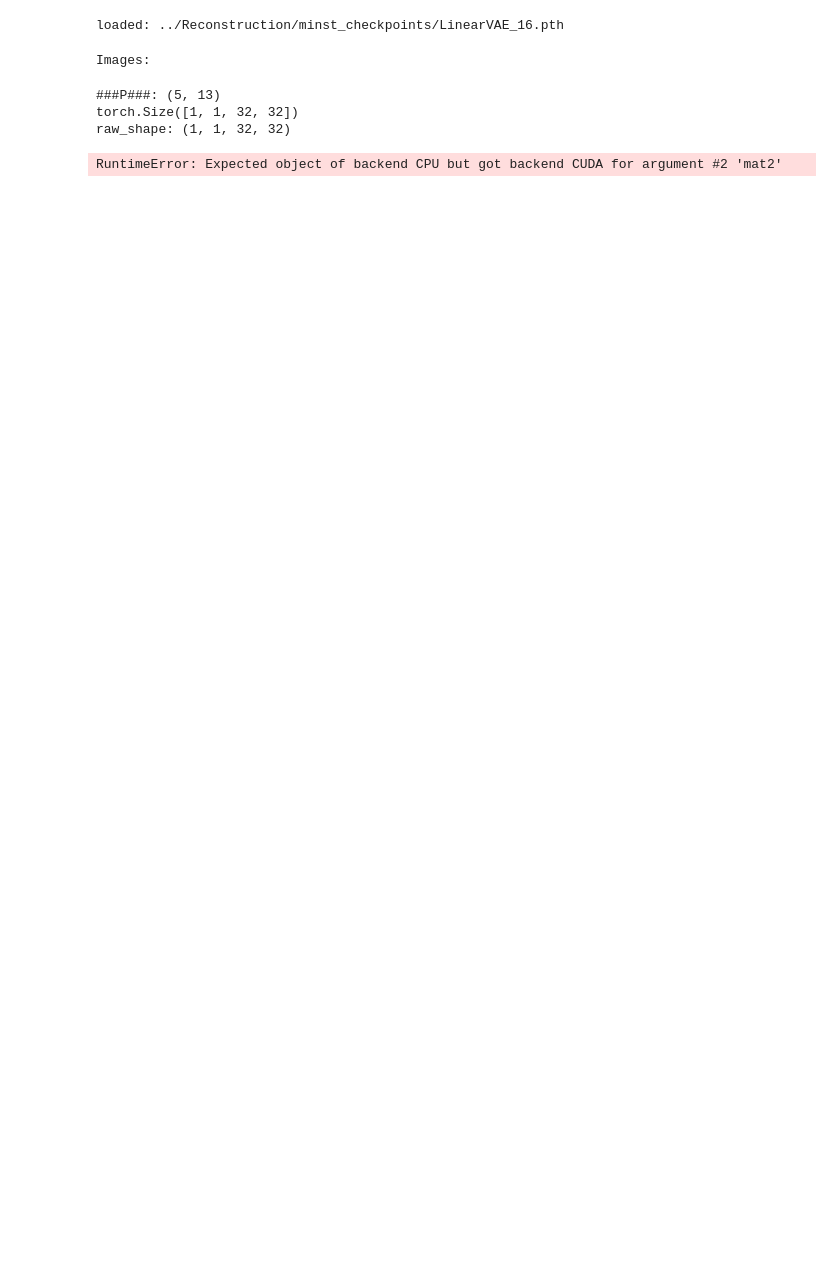
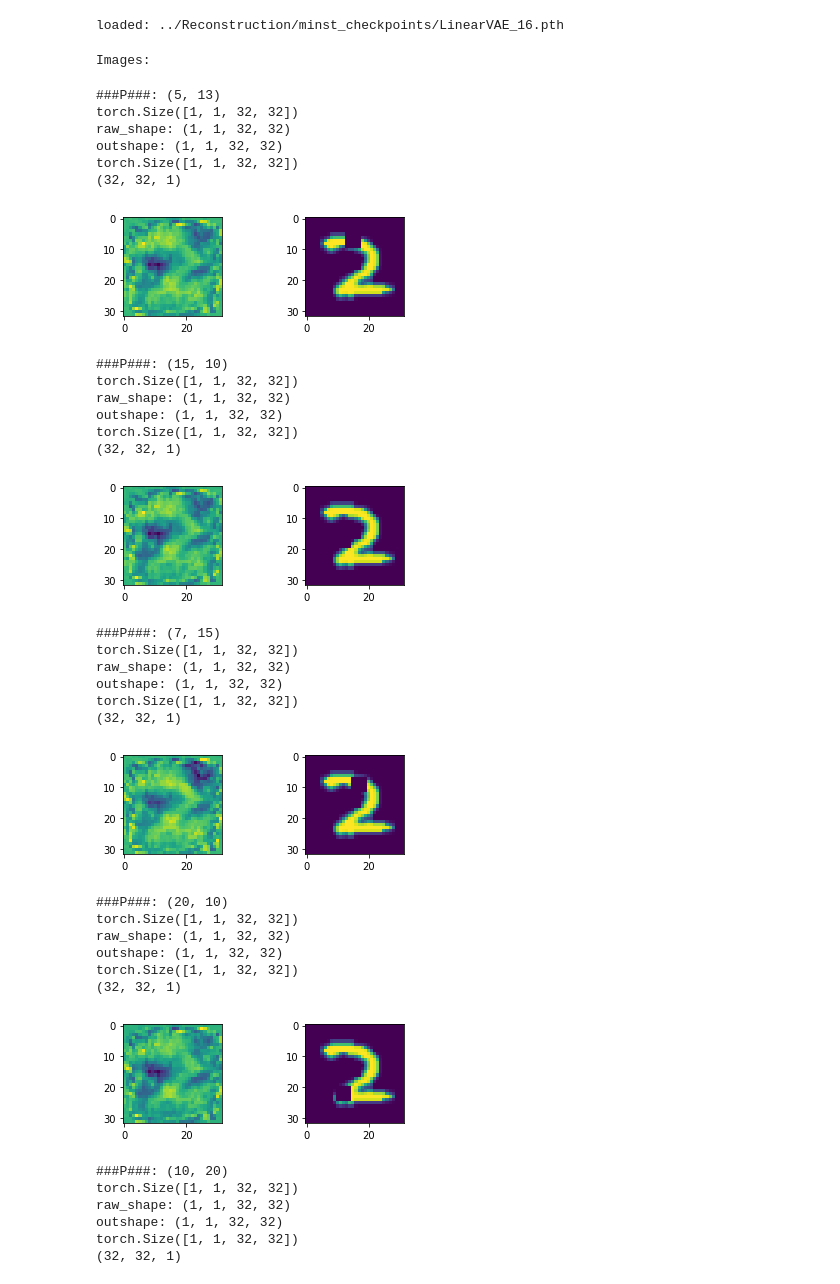
Before and after one commit to yangcyself/CS385ML, a Jupyter notebook: explanation/Grad-cam-VAE-MNIST.ipynb, the cells around one changed output. Drawn from its saved outputs; the diff is of its cells as text; code cells hidden in the pictures; blank space fills up the shorter version.

```diff
--- a/explanation/Grad-cam-VAE-MNIST.ipynb
+++ b/explanation/Grad-cam-VAE-MNIST.ipynb
@@ -108,8 +108,8 @@ def area_grad_cam(images, raw_images, pos, size = (6,6)):
 #     raws = raws.transpose(0,3,1,2) # comment out this in MNIST
 
 #     images = torch.Tensor(raws).cuda()
-#     images = images.view(images.shape[0], 1, -1)
-#     images = images.cuda()
+    images = images.view(images.shape[0], 1, -1)
+    images = images.cuda()
 #     print("images shape:",images.shape)
 
     out = bp.forward(images)
@@ -142,31 +142,61 @@ def area_grad_cam(images, raw_images, pos, size = (6,6)):
 #     gcam.backward(pos,size)
 #     regions = gcam.generate(target_layer="Encoder.main.7")
 
 
     plt.subplot(221)
     plt.imshow(gradient)#,"gray")
     plt.subplot(222)
     plt.imshow(t_raw_images[0][0,:,:]) #MNIST
 #     plt.imshow(t_raw_images[0]) #dog
 
 #     plt.subplot(223)
 #     plt.imshow(out[0][0,:,:])
 # #     plt.imshow(out[0].transpose(1,2,0))
 
 #     plt.subplot(224)
 #     print(images.shape)
 #     img = images.cpu().detach().numpy()
 # #     plt.imshow(img[0].transpose(1,2,0))
 #     plt.imshow(img[0].reshape(32,32))
 
     plt.show()
 # area_grad_cam(images, raw_images, pos=np.array([[5,13]]))
 # for p in [(5,13),(40,10),(15,45),(60,60),(10,70)]:
 for p in [(5,13),(15,10),(7,15),(20,10),(10,20)]:
     print("###P###:",p)
     area_grad_cam(images, raw_images,pos = np.array([[*p]]), size = (5,5))
 # %% [output]
 ###P###: (5, 13)
 torch.Size([1, 1, 32, 32])
 raw_shape: (1, 1, 32, 32)
+outshape: (1, 1, 32, 32)
+torch.Size([1, 1, 32, 32])
+(32, 32, 1)
+[figure, added]
-RuntimeError: Expected object of backend CPU but got backend CUDA for argument #2 'mat2'
+###P###: (15, 10)
+torch.Size([1, 1, 32, 32])
+raw_shape: (1, 1, 32, 32)
+outshape: (1, 1, 32, 32)
+torch.Size([1, 1, 32, 32])
+(32, 32, 1)
+[figure, added]
+###P###: (7, 15)
+torch.Size([1, 1, 32, 32])
+raw_shape: (1, 1, 32, 32)
+outshape: (1, 1, 32, 32)
+torch.Size([1, 1, 32, 32])
+(32, 32, 1)
+[figure, added]
+###P###: (20, 10)
+torch.Size([1, 1, 32, 32])
+raw_shape: (1, 1, 32, 32)
+outshape: (1, 1, 32, 32)
+torch.Size([1, 1, 32, 32])
+(32, 32, 1)
+[figure, added]
+###P###: (10, 20)
+torch.Size([1, 1, 32, 32])
+raw_shape: (1, 1, 32, 32)
+outshape: (1, 1, 32, 32)
+torch.Size([1, 1, 32, 32])
+(32, 32, 1)
```
Also changed, not shown: parts of 1 cell of this notebook, 1 other file.
